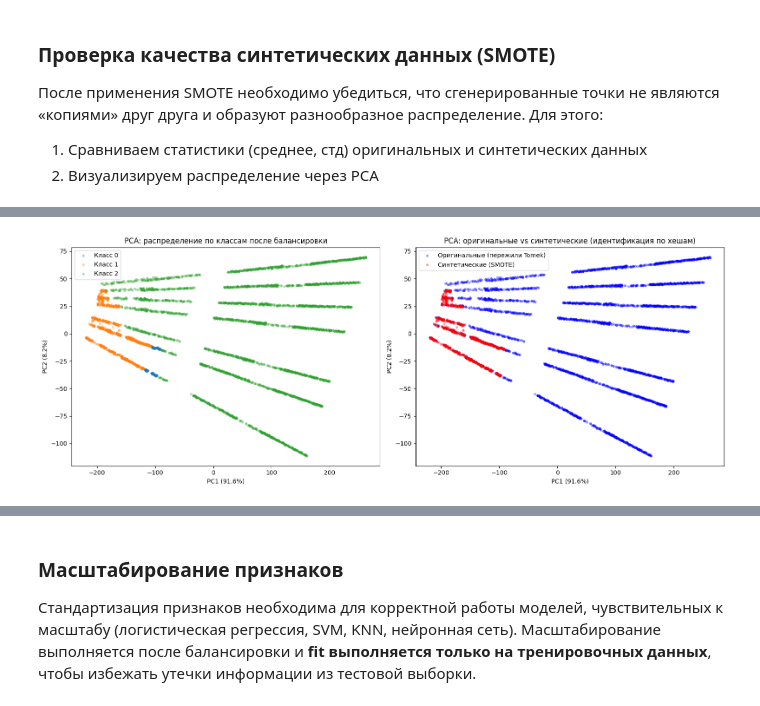
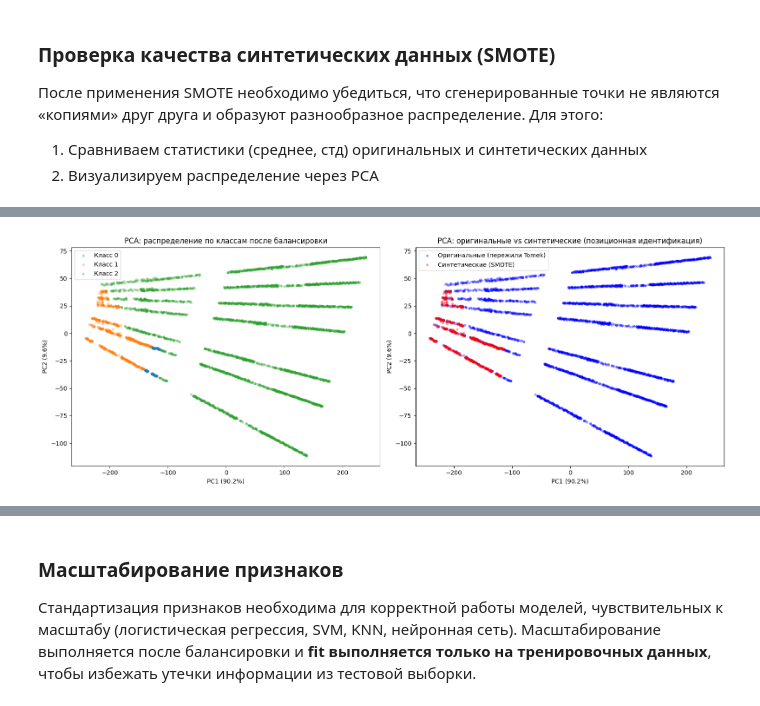
Before and after one commit to foboskd/socmedmental, a Jupyter notebook: socmenthelth.ipynb, the cells around one changed output, grey strips where cells are left out. Drawn from its saved outputs; the diff is of its cells as text; code cells hidden in the pictures.

```diff
--- a/socmenthelth.ipynb
+++ b/socmenthelth.ipynb
@@ -608,12 +618,13 @@ Name: count, dtype: int64
 # %%
-# ДИАГНОСТИЧЕСКАЯ балансировка — ТОЛЬКО для проверки качества синтетики
-# (см. следующую ячейку). В обучении не участвует: модели обучаются через
-# imblearn-Pipeline, где SMOTETomek вызывается внутри каждого CV-фолда
-# (см. раздел «Подбор гиперпараметров»).
+# ДИАГНОСТИЧЕСКАЯ балансировка — для отображения распределения после SMOTETomek.
+# В обучении не участвует: модели обучаются через imblearn-Pipeline, где SMOTETomek
+# вызывается внутри каждого CV-фолда (см. раздел «Подбор гиперпараметров»).
+# Проверка качества синтетики (следующая ячейка) использует свои SMOTE+Tomek шаги
+# отдельно — для позиционной идентификации синтетических строк.
 
 majority_count = y_train.value_counts().max()
 target_counts = {}
-MAX_OVERSAMPLE_RATIO = 5
+MAX_OVERSAMPLE_RATIO = 3   # уменьшено с 5 (см. markdown выше — низкая кардинальность фич)
 
 for cls, cnt in y_train.value_counts().items():
     if cnt < majority_count:
@@ -659,34 +670,57 @@ Name: count, dtype: int64
 2. Визуализируем распределение через PCA
 # %%
 # Проверка качества сгенерированных SMOTE-точек.
-# ВАЖНО: позиционное деление X_train_bal[:n_orig] / X_train_bal[n_orig:] — НЕкорректно,
-# т.к. SMOTETomek сначала применяет SMOTE, затем Tomek Links удаляет часть точек
-# (как оригинальных, так и синтетических), и порядок строк не гарантирован.
-# Правильный способ — идентифицировать синтетические строки по хешам:
-# строка, хеш которой НЕ совпадает ни с одним хешем в оригинальном X_train,
-# — синтетическая.
+#
+# Старая логика: hash-based детекция (строка-синтетика, если её хеш не совпал ни с одним
+# хешом в исходном X_train). На наших данных это давало ОШИБКУ: feature space очень
+# маленький (gender 0/1/2, platform 0..6, integer Likert 4-5 уровней), и SMOTE между
+# близкими/одинаковыми соседями миноритарного класса генерирует строки, чья комбинация
+# фич случайно совпадает с уже существующей мажоритарной строкой. Hash-сравнение
+# проверяет только фичи (без класса), поэтому такие синтетические строки помечались
+# "оригиналом" и счётчик "originals after Tomek" получался > исходного размера
+# (вплоть до отрицательного "удалено Tomek Links").
+#
+# Новая логика: позиционная идентификация через документированную imblearn-конвенцию.
+# SMOTE.fit_resample возвращает оригиналы первыми (первые len(X_train) строк),
+# синтетика идёт в хвосте. Затем TomekLinks.sample_indices_ даёт индексы строк,
+# выживших после Tomek, — этого достаточно для точного маппинга.
 
 from sklearn.decomposition import PCA
+from imblearn.over_sampling import SMOTE
+from imblearn.under_sampling import TomekLinks
 
-orig_hashes = set(pd.util.hash_pandas_object(X_train.reset_index(drop=True), index=False).values)
-bal_df = pd.DataFrame(X_train_bal, columns=X_train.columns).reset_index(drop=True)
-bal_hashes = pd.util.hash_pandas_object(bal_df, index=False).values
-is_synthetic = ~pd.Series(bal_hashes).isin(orig_hashes).values
+smote_diag = SMOTE(sampling_strategy=target_counts, random_state=42, k_neighbors=5)
+X_smote, y_smote = smote_diag.fit_resample(X_train, y_train)
 
+n_orig = len(X_train)
+is_synth_after_smote = np.zeros(len(X_smote), dtype=bool)
+is_synth_after_smote[n_orig:] = True   # imblearn: оригиналы первыми, синтетика — в хвосте
+
+tomek_diag = TomekLinks()
+X_bal_arr, y_bal_arr_raw = tomek_diag.fit_resample(X_smote, y_smote)
+kept_idx = tomek_diag.sample_indices_   # индексы в X_smote, выжившие после Tomek
+is_synthetic = is_synth_after_smote[kept_idx]
+
+bal_df = pd.DataFrame(X_bal_arr, columns=X_train.columns).reset_index(drop=True)
 X_original_kept = bal_df[~is_synthetic]
-X_synthetic = bal_df[is_synthetic]
-y_bal_arr = np.asarray(y_train_bal)
+X_synthetic    = bal_df[ is_synthetic]
+y_bal_arr = np.asarray(y_bal_arr_raw)
 y_original_kept = y_bal_arr[~is_synthetic]
-y_synthetic = y_bal_arr[is_synthetic]
+y_synthetic    = y_bal_arr[ is_synthetic]
 
-print("=== Сравнение оригинальных и синтетических данных (идентификация по хешам) ===\n")
+# Сanity-check: оригиналов после Tomek физически не может стать больше, чем было.
+assert len(X_original_kept) <= len(X_train), \
+    f"Bug: original kept ({len(X_original_kept)}) > original ({len(X_train)})"
+
+print("=== Сравнение оригинальных и синтетических данных (позиционная идентификация) ===\n")
 print(f"Оригинальных точек до балансировки: {len(X_train)}")
 print(f"Оригинальных точек, переживших Tomek: {len(X_original_kept)}  "
       f"(удалено Tomek Links: {len(X_train) - len(X_original_kept)})")
-print(f"Синтетических точек (созданных SMOTE): {len(X_synthetic)}")
+print(f"Синтетических точек, созданных SMOTE и переживших Tomek: {len(X_synthetic)}")
+print(f"Всего после балансировки: {len(bal_df)}")
 
 if len(X_synthetic) > 0:
-    print("\nСреднее значение признаков (первые 5):")
+    print("\nСреднее значение признаков (первые 5 числовых колонок):")
     print(f"  Оригинальные:   {X_original_kept.mean().values[:5].round(2)}")
     print(f"  Синтетические:  {X_synthetic.mean().values[:5].round(2)}")
 
@@ -698,13 +732,12 @@ if len(X_synthetic) > 0:
     print(f"\nДубликаты среди синтетических точек: {n_dup_synth} из {len(X_synthetic)} "
           f"({n_dup_synth/len(X_synthetic)*100:.1f}%)")
 
-    # Распределение классов
     print("\nРаспределение классов среди синтетических точек:")
     print(pd.Series(y_synthetic).value_counts().to_dict())
 
 # PCA-визуализация
 pca = PCA(n_components=2)
-X_pca = pca.fit_transform(bal_df.values)
+X_pca = pca.fit_transform(bal_df.values.astype(float))
 
 fig, axes = plt.subplots(1, 2, figsize=(16, 6))
 for cls in np.unique(y_bal_arr):
@@ -719,7 +752,7 @@ axes[1].scatter(X_pca[~is_synthetic, 0], X_pca[~is_synthetic, 1],
                 alpha=0.3, s=10, label='Оригинальные (пережили Tomek)', color='blue')
 axes[1].scatter(X_pca[is_synthetic, 0], X_pca[is_synthetic, 1],
                 alpha=0.3, s=10, label='Синтетические (SMOTE)', color='red')
-axes[1].set_title('PCA: оригинальные vs синтетические (идентификация по хешам)')
+axes[1].set_title('PCA: оригинальные vs синтетические (позиционная идентификация)')
 axes[1].set_xlabel(f'PC1 ({pca.explained_variance_ratio_[0]*100:.1f}%)')
 axes[1].set_ylabel(f'PC2 ({pca.explained_variance_ratio_[1]*100:.1f}%)')
 axes[1].legend()
@@ -727,8 +760,10 @@ axes[1].legend()
 plt.tight_layout()
 plt.show()
 
-print("\nВывод: после удаления полных дубликатов из датасета и корректной идентификации "
-      "синтетических точек по хешам доля дубликатов среди синтетики должна быть существенно "
-      "ниже прежних 24%. Средние и разброс синтетических точек ближе к оригинальным, "
-      "т.к. они порождаются интерполяцией в области миноритарных классов.")
+print("\nВывод: позиционная идентификация даёт корректный счётчик "
+      "(оригиналов после Tomek <= исходного размера). Доля дубликатов среди синтетики "
+      "отражает свойство данных (низкая кардинальность дискретных признаков → SMOTE между "
+      "соседями миноритарного класса часто порождает повторяющиеся комбинации). "
+      "Этот эффект ограничивается уменьшением oversampling-ratio (см. ячейку с MAX_OVERSAMPLE_RATIO) "
+      "и компенсируется class_weight='balanced' в моделях.")
 # %% [output]
@@ -753 +789 @@ print("\nВывод: после удаления полных дубликато
-[figure, old version]
+[figure, new version]
```
Also changed, not shown: parts of 32 cells of this notebook.
